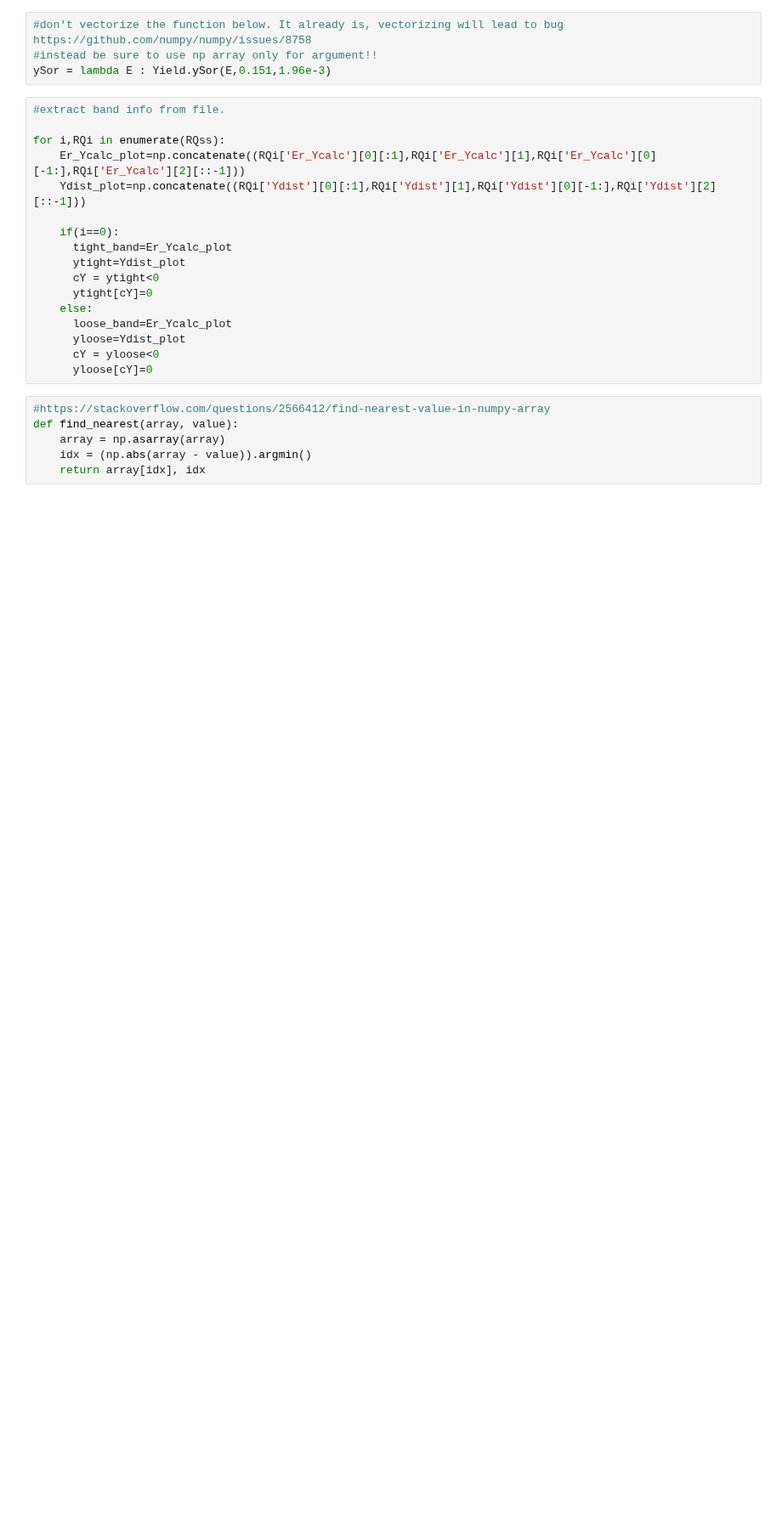
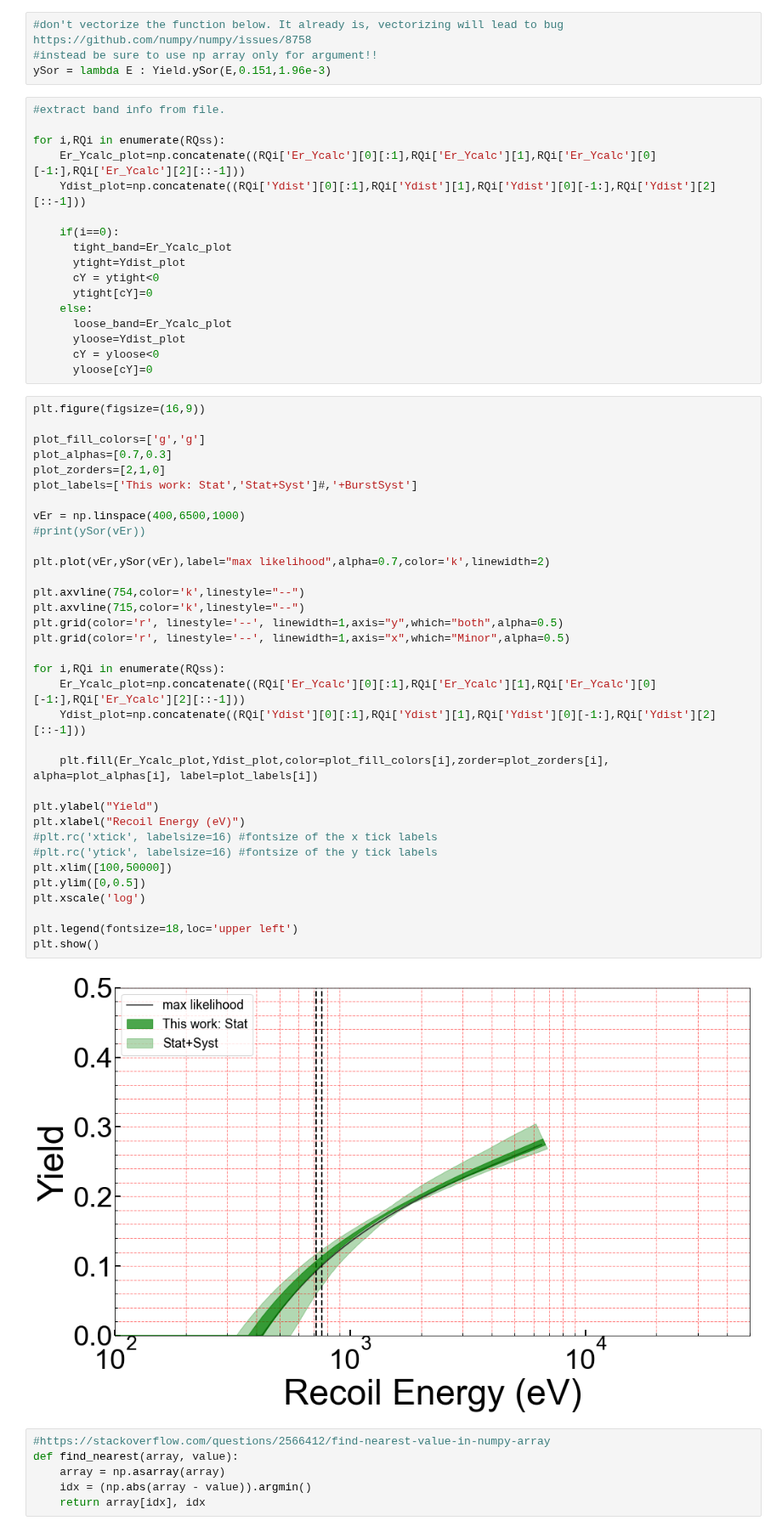
Before and after one commit to villano-lab/nrSiCap, a Jupyter notebook: 1-PRD_Figures/plot_final_yield.ipynb, the cells around one changed output. Shown at 85% size. Cells and saved outputs as stored; diff of their text form; blank space fills up the shorter version.

```diff
--- a/1-PRD_Figures/plot_final_yield.ipynb
+++ b/1-PRD_Figures/plot_final_yield.ipynb
@@ -76,6 +76,42 @@ for i,RQi in enumerate(RQss):
       yloose=Ydist_plot
       cY = yloose<0
       yloose[cY]=0
+# %%
+plt.figure(figsize=(16,9))
+
+plot_fill_colors=['g','g']
+plot_alphas=[0.7,0.3]
+plot_zorders=[2,1,0]
+plot_labels=['This work: Stat','Stat+Syst']#,'+BurstSyst']
+
+vEr = np.linspace(400,6500,1000)
+#print(ySor(vEr))
+
+plt.plot(vEr,ySor(vEr),label="max likelihood",alpha=0.7,color='k',linewidth=2)
+
+plt.axvline(754,color='k',linestyle="--")
+plt.axvline(715,color='k',linestyle="--")
+plt.grid(color='r', linestyle='--', linewidth=1,axis="y",which="both",alpha=0.5)
+plt.grid(color='r', linestyle='--', linewidth=1,axis="x",which="Minor",alpha=0.5)
+
+for i,RQi in enumerate(RQss):
+    Er_Ycalc_plot=np.concatenate((RQi['Er_Ycalc'][0][:1],RQi['Er_Ycalc'][1],RQi['Er_Ycalc'][0][-1:],RQi['Er_Ycalc'][2][::-1]))
+    Ydist_plot=np.concatenate((RQi['Ydist'][0][:1],RQi['Ydist'][1],RQi['Ydist'][0][-1:],RQi['Ydist'][2][::-1]))
+
+    plt.fill(Er_Ycalc_plot,Ydist_plot,color=plot_fill_colors[i],zorder=plot_zorders[i], alpha=plot_alphas[i], label=plot_labels[i])
+
+plt.ylabel("Yield")
+plt.xlabel("Recoil Energy (eV)")
+#plt.rc('xtick', labelsize=16) #fontsize of the x tick labels
+#plt.rc('ytick', labelsize=16) #fontsize of the y tick labels
+plt.xlim([100,50000])
+plt.ylim([0,0.5])
+plt.xscale('log')
+
+plt.legend(fontsize=18,loc='upper left')
+plt.show()
+# %% [output]
+[figure, added]
 # %%
 #https://stackoverflow.com/questions/2566412/find-nearest-value-in-numpy-array
 def find_nearest(array, value):
```
Also changed, not shown: parts of 1 cell of this notebook.
